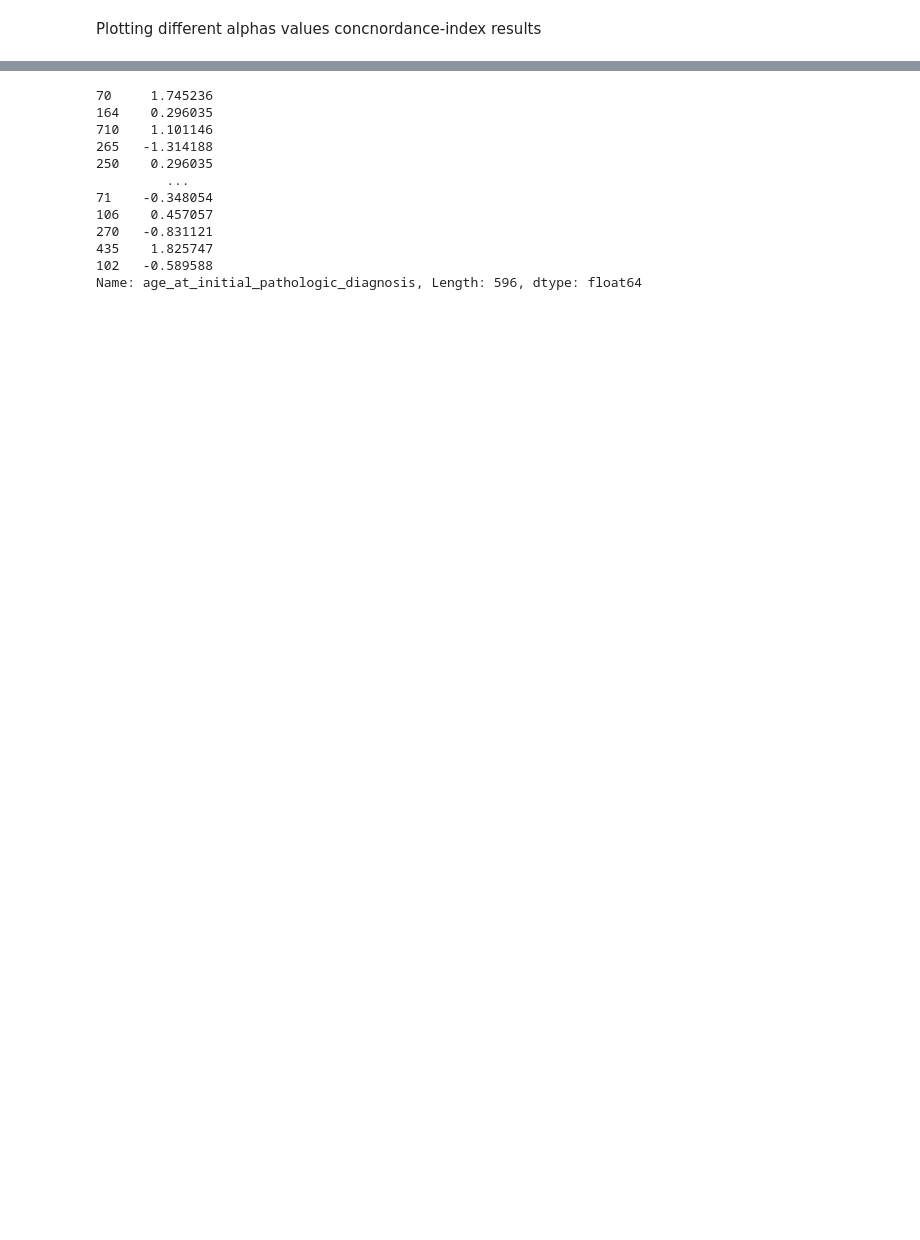
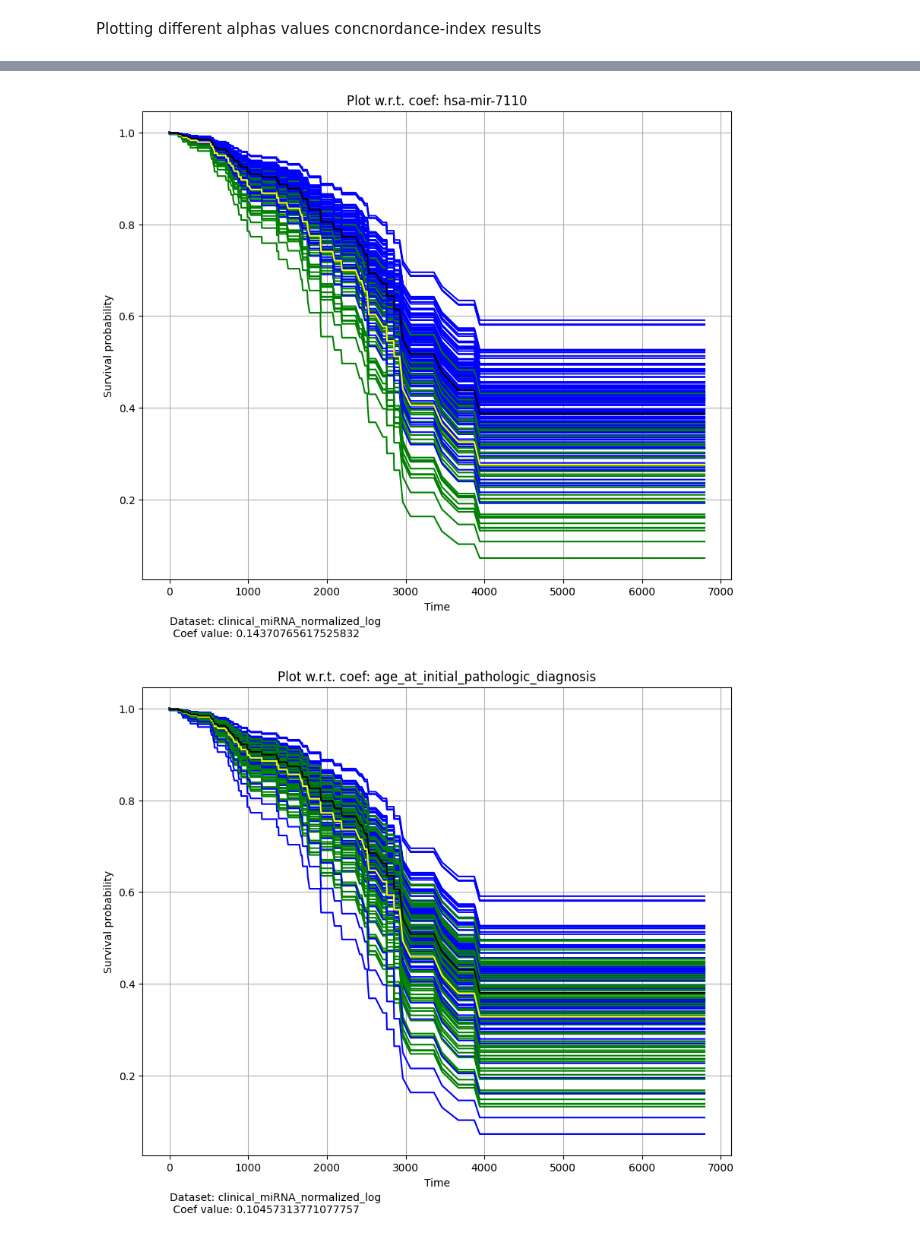
Before and after one commit to giorgiaBertacchini/miRNA_survival_analysis, a Jupyter notebook: notebooks/cox_regression.ipynb, the cells around one changed output, grey strips where cells are left out. Saved outputs shown, nothing was run; the diff lists cells and outputs as text; code cells hidden in the pictures; blank space fills up the shorter version.

```diff
--- a/notebooks/cox_regression.ipynb
+++ b/notebooks/cox_regression.ipynb
@@ -485,19 +490,62 @@ plt.savefig(os.path.join(ROOT, f'grid_searches\\{subtype}\\{dataset_type}_non0_c
-# %%
-X_train['age_at_initial_pathologic_diagnosis']
-# %% [output]
-70     1.745236
-164    0.296035
-710    1.101146
-265   -1.314188
-250    0.296035
-         ...
-71    -0.348054
-106    0.457057
-270   -0.831121
-435    1.825747
-102   -0.589588
-Name: age_at_initial_pathologic_diagnosis, Length: 596, dtype: float64
 # %%
-alphas = [best_params['rcv_best_alpha'], best_params['filtered_best_alpha']]
+def plot_wrt_coef_index(hazard_funcs, X_test, index, coef_vals, coefs, plot_avg=False):
+    if abs(index) >= len(coef_vals):
+        index = -1
+    df = pd.DataFrame({"coefs":coefs, "values":coef_vals})
+    df = df.sort_values(by='values', key=abs, ascending=False)
+
+    fig, ax = plt.subplots(figsize=(10,8))
+    pos = []
+    neg = []
+    legend_labels = []
+    legend_handles = []
+    coef = df['coefs'].values[index]
+    for fn, label in zip(hazard_funcs, X_test.loc[:, coef]):
+        if label > 0:
+            pos.append(fn.y)
+            line = ax.plot(fn.x, fn.y, color='green')
+            legend_handles.append(line)
+            legend_labels.append('positive')
+        else:
+            neg.append(fn.y)
+            line = ax.plot(fn.x, fn.y, color='blue')
+            legend_handles.append(line)
+            legend_labels.append('negative')
+
+    if plot_avg:
+        time_steps = hazard_funcs[0].x
+        pos = np.vstack(pos).mean(axis=0)
+        neg = np.vstack(neg).mean(axis=0)
+        line1 = ax.plot(time_steps, pos, color='yellow')
+        line2 = ax.plot(time_steps, neg, color='black')
+        legend_handles.append(line1)
+        legend_handles.append(line2)
+
+    caption = f"Dataset: {dataset_type}\n Coef value: {df['values'].values[index]}"
+
+    ax.set_xlabel('Time')
+    ax.set_ylabel('Survival probability')
+    ax.set_title(f'Plot w.r.t. coef: {df['coefs'].values[index]}')
+    ax.grid(True)
+    ax.text(0.5,-.1,caption)
+
+    os.makedirs(os.path.join(ROOT, f"plots\\{subtype}\\{dataset_type}", ), exist_ok=True)
+    fig.savefig(os.path.join(ROOT, f"plots\\{subtype}\\{dataset_type}\\HF_{coef}.png"))
+    pass
+
+alphas = [best_params['filtered_best_alpha']]#best_params['rcv_best_alpha']
 for alpha in alphas:
     cen_funcs = CoxnetSurvivalAnalysis(l1_ratio=best_params['l1_ratio'], alpha_min_ratio=best_params['alpha_min_ratio'], alphas=alpha, fit_baseline_model=True)
+    cen_funcs.fit(X_train, y_train)
+
+    hazard_funcs = cen_funcs.predict_survival_function(X_test)
+    # plot_wrt_age(hazard_funcs, X_test)
+    # plot_wrt_let7b(hazard_funcs, X_test)
+    for i in range(0,5):
+        plot_wrt_coef_index(hazard_funcs, X_test, i,
+                            cen_funcs.coef_[cen_funcs.coef_ != 0],
+                            X_test.columns[np.where(cen_funcs.coef_ != 0)[0]],
+                            plot_avg = True)
+# %% [output]
+[figure, added]
+[figure, added]
```
Also changed, not shown: parts of 9 cells of this notebook, 31 other files.
